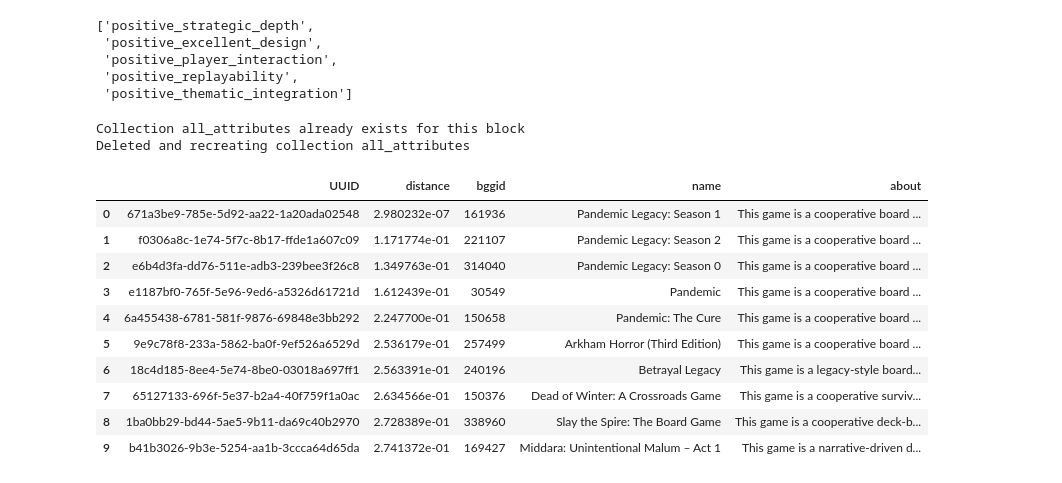
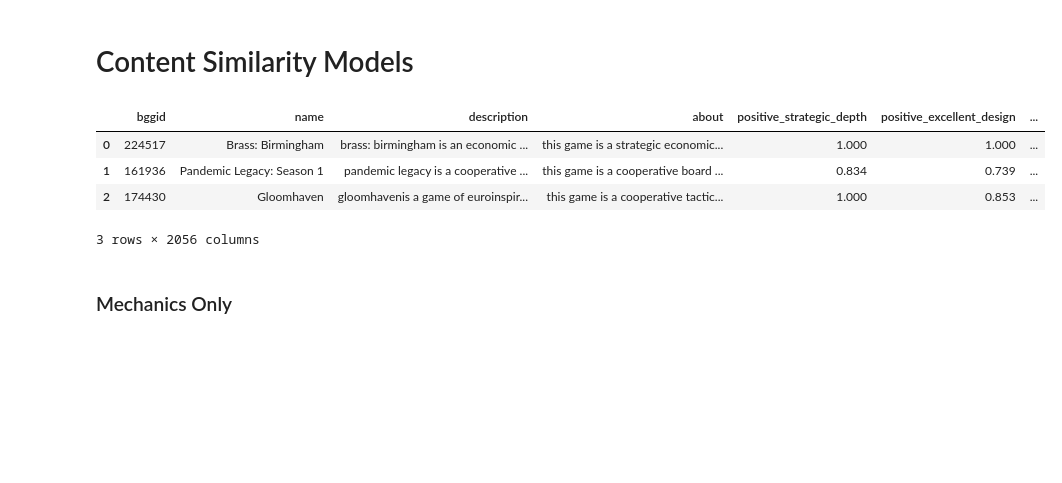
Before and after one commit to threnjen/boardgamegeek, a Jupyter notebook: exploratory_notebooks/03_content_sim_games.ipynb, the cells around one changed output. Saved outputs shown, nothing was run; the diff lists cells and outputs as text; code cells hidden in the pictures; blank space fills up the shorter version.

```diff
--- a/exploratory_notebooks/03_content_sim_games.ipynb
+++ b/exploratory_notebooks/03_content_sim_games.ipynb
@@ -222,51 +33,26 @@ df.head()
-# %%
-positive_columns = [x for x in df.columns if x.startswith('positive_')]
-negative_columns = [x for x in df.columns if x.startswith('negative_')]
-
-all_columns_to_produce = positive_columns + negative_columns
-
-# scaler = MinMaxScaler(feature_range=(0,.5))
-
-# for col in all_columns_to_produce:
-#     df[col] = scaler.fit_transform(df[[col]])
-
-all_columns_to_produce[:5]
-# %% [output]
-['positive_strategic_depth',
- 'positive_excellent_design',
- 'positive_player_interaction',
- 'positive_replayability',
- 'positive_thematic_integration']
-# %%
-weaviate_client.create_bgg_collection(collection_name=collection_name, reset=True, use_about=True, attributes=all_columns_to_produce)
-
-df = weaviate_client.add_bgg_collection_batch(df=df, collection_name=collection_name, use_about=True, attributes=all_columns_to_produce)
-# %% [output]
-Collection all_attributes already exists for this block
-Deleted and recreating collection all_attributes
-# %%
-uuid = df.loc[df['name']=='Pandemic Legacy: Season 1']['UUID'].values[0]
-# uuid = df.loc[df['name']=='Gloomhaven']['UUID'].values[0]
-similars = weaviate_client.find_near_objects(collection_name=collection_name, uuid=uuid, limit=20)
-
-picks = {}
-
-for item in similars:
-    picks[str(item.uuid)]=item.metadata.distance
-
-picks = pd.DataFrame.from_dict(picks, columns=['distance'], orient='index').sort_values(by='distance', ascending=True).reset_index().rename(columns={'index':'UUID'})
-
-picks = picks.merge(df, on='UUID', how='inner')
-picks[['UUID','distance','bggid','name','about']].head(10)
-# %% [output]
-|  | UUID | distance | bggid | name | about |
-| 0 | 671a3be9-785e-5d92-aa22-1a20ada02548 | 2.980232e-07 | 161936 | Pandemic Legacy: Season 1 | This game is a cooperative board ... |
-| 1 | f0306a8c-1e74-5f7c-8b17-ffde1a607c09 | 1.171774e-01 | 221107 | Pandemic Legacy: Season 2 | This game is a cooperative board ... |
-| 2 | e6b4d3fa-dd76-511e-adb3-239bee3f26c8 | 1.349763e-01 | 314040 | Pandemic Legacy: Season 0 | This game is a cooperative board ... |
-| 3 | e1187bf0-765f-5e96-9ed6-a5326d61721d | 1.612439e-01 | 30549 | Pandemic | This game is a cooperative board ... |
-| 4 | 6a455438-6781-581f-9876-69848e3bb292 | 2.247700e-01 | 150658 | Pandemic: The Cure | This game is a cooperative board ... |
-| 5 | 9e9c78f8-233a-5862-ba0f-9ef526a6529d | 2.536179e-01 | 257499 | Arkham Horror (Third Edition) | This game is a cooperative board ... |
-| 6 | 18c4d185-8ee4-5e74-8be0-03018a697ff1 | 2.563391e-01 | 240196 | Betrayal Legacy | This game is a legacy-style board... |
-| 7 | 65127133-696f-5e37-b2a4-40f759f1a0ac | 2.634566e-01 | 150376 | Dead of Winter: A Crossroads Game | This game is a cooperative surviv... |
-| 8 | 1ba0bb29-bd44-5ae5-9b11-da69c40b2970 | 2.728389e-01 | 338960 | Slay the Spire: The Board Game | This game is a cooperative deck-b... |
-| 9 | b41b3026-9b3e-5254-aa1b-3ccca64d65da | 2.741372e-01 | 169427 | Middara: Unintentional Malum – Act 1 | This game is a narrative-driven d... |
+# %% [markdown]
+# Content Similarity Models
+# %%
+name_df = pd.read_pickle(f"{read_dir}games_clean.pkl")
+name_df = name_df.sort_values("BayesAvgRating", ascending=False)[
+            0 : 1000
+        ].reset_index(drop=True)
+name_df = name_df[['BGGId','Name']]
+
+df_cleaned_rag_sentences = pd.read_pickle('top_1000_cleaned_rag.pkl')
+df_cleaned_rag_sentences = df_cleaned_rag_sentences[['BGGId','Description','About']]
+df_cleaned_rag_sentences = name_df.merge(df_cleaned_rag_sentences, on="BGGId", how="inner")
+
+df = pd.read_pickle("top_1000_cleaned_rag_with_ratings_extrap.pkl")
+df = df.drop(columns=['Description','About',"Positive_Components","Negative_Components","Positive_Sentences","Negative_Sentences"])
+df = df_cleaned_rag_sentences.merge(df, on="BGGId", how="inner")
+df = df.rename(columns={x:x.lower().replace(" ","_") for x in df.columns.tolist()})
+df = df.fillna(0)
+
+df.head(3)
+# %% [output]
+|  | bggid | name | description | about | positive_strategic_depth | positive_excellent_design | ... |
+| 0 | 224517 | Brass: Birmingham | brass: birmingham is an economic ... | this game is a strategic economic... | 1.000 | 1.000 | ... |
+| 1 | 161936 | Pandemic Legacy: Season 1 | pandemic legacy is a cooperative ... | this game is a cooperative board ... | 0.834 | 0.739 | ... |
+| 2 | 174430 | Gloomhaven | gloomhavenis a game of euroinspir... | this game is a cooperative tactic... | 1.000 | 0.853 | ... |
+3 rows × 2056 columns
@@ -272,0 +70,2 @@ picks[['UUID','distance','bggid','name','about']].head(10)
+# %% [markdown]
+### Mechanics Only
```
Also changed, not shown: parts of 51 cells of this notebook, 5 other files.
